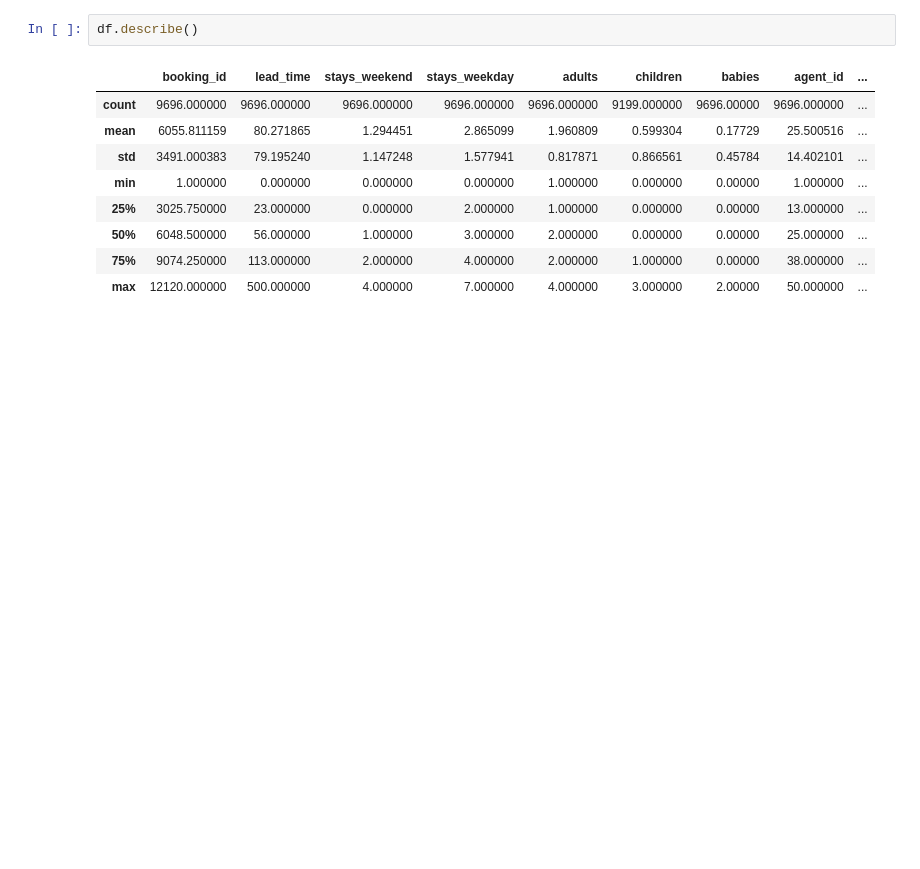
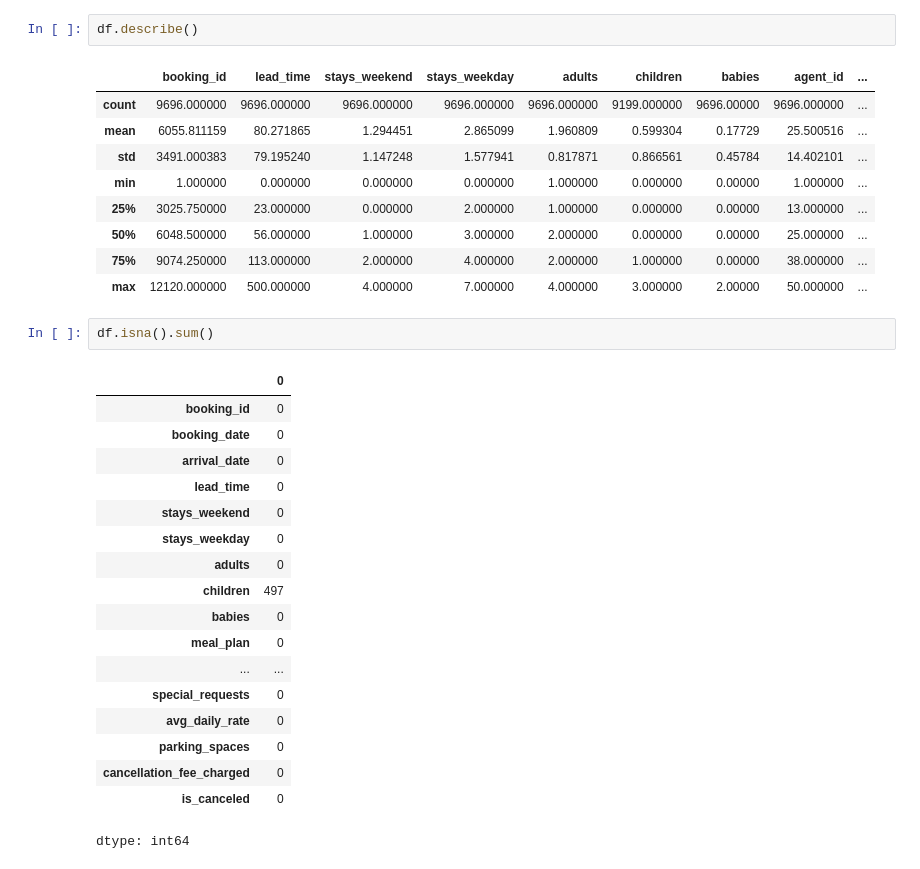
Before and after one commit to kamranalisays/machine-learning, a Jupyter notebook: Hotel_Booking_Cancellation_Prediction.ipynb, the cells around one changed output. Cells and saved outputs as stored; diff of their text form; blank space fills up the shorter version.

```diff
--- a/Hotel_Booking_Cancellation_Prediction.ipynb
+++ b/Hotel_Booking_Cancellation_Prediction.ipynb
@@ -62,3 +62,24 @@ df.describe()
 | 50% | 6048.500000 | 56.000000 | 1.000000 | 3.000000 | 2.000000 | 0.000000 | 0.00000 | 25.000000 | ... |
 | 75% | 9074.250000 | 113.000000 | 2.000000 | 4.000000 | 2.000000 | 1.000000 | 0.00000 | 38.000000 | ... |
 | max | 12120.000000 | 500.000000 | 4.000000 | 7.000000 | 4.000000 | 3.000000 | 2.00000 | 50.000000 | ... |
+# %%
+df.isna().sum()
+# %% [output]
+|  | 0 |
+| booking_id | 0 |
+| booking_date | 0 |
+| arrival_date | 0 |
+| lead_time | 0 |
+| stays_weekend | 0 |
+| stays_weekday | 0 |
+| adults | 0 |
+| children | 497 |
+| babies | 0 |
+| meal_plan | 0 |
+| ... | ... |
+| special_requests | 0 |
+| avg_daily_rate | 0 |
+| parking_spaces | 0 |
+| cancellation_fee_charged | 0 |
+| is_canceled | 0 |
+dtype: int64
```
